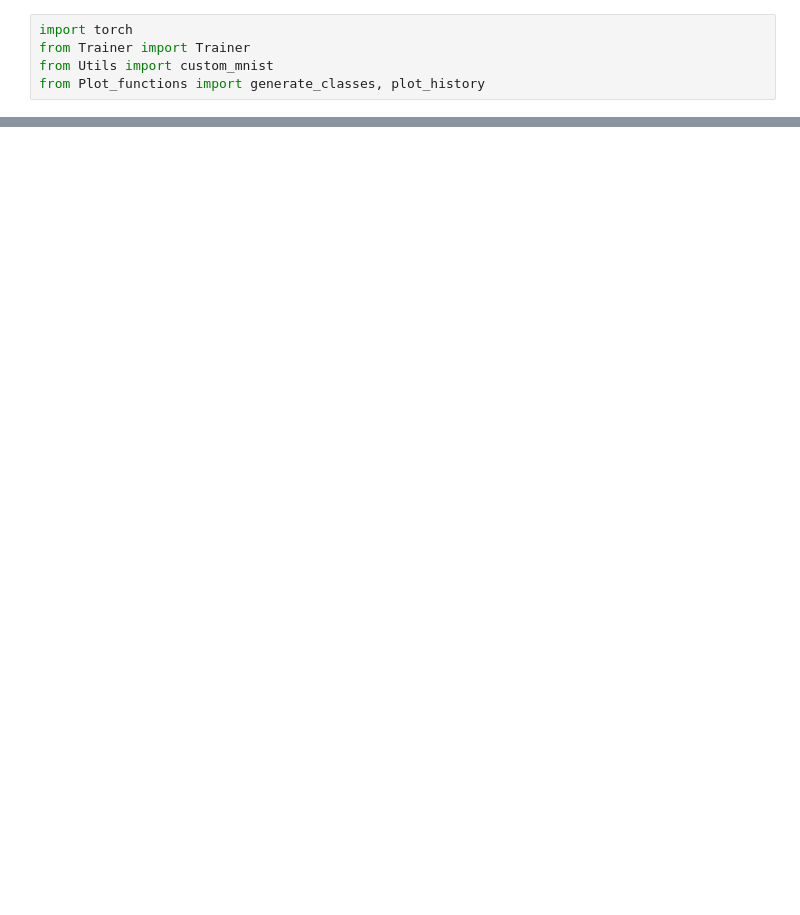
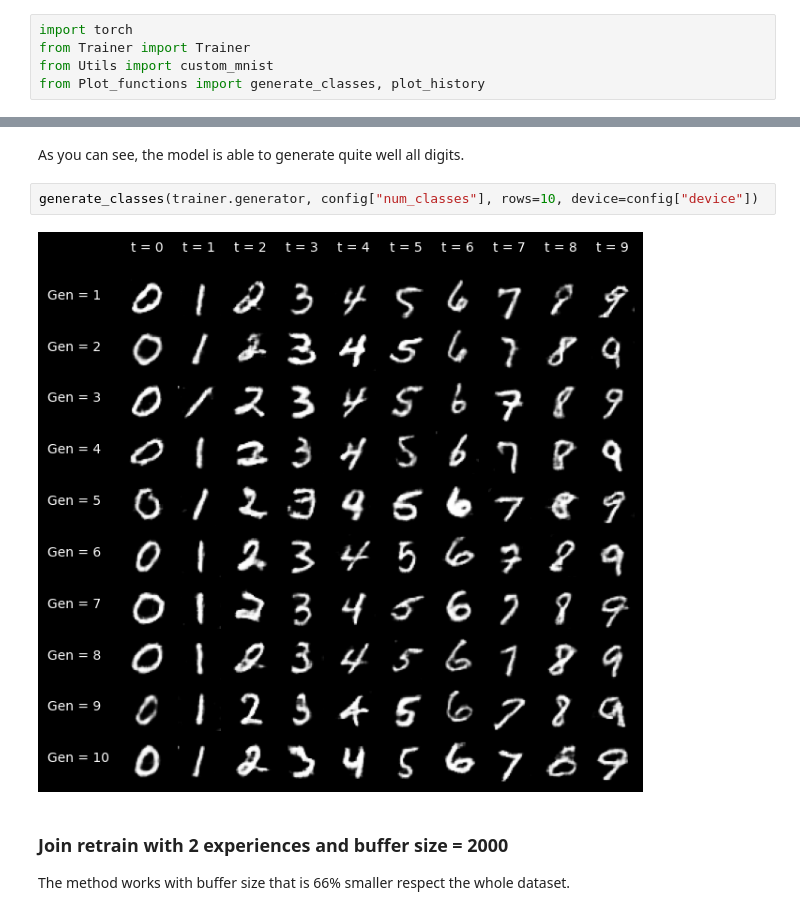
Before and after one commit to jacons/MeRGAN-V2, a Jupyter notebook: notebooks/Join_retrain.ipynb, the cells around one changed output, grey strips where cells are left out. Saved outputs shown, nothing was run; the diff lists cells and outputs as text; blank space fills up the shorter version.

```diff
--- a/notebooks/Join_retrain.ipynb
+++ b/notebooks/Join_retrain.ipynb
@@ -22,0 +55,9 @@ history = trainer.fit_join_retrain(experiences=custom_mnist(experiences = experi
+# %% [markdown]
+As you can see, the model is able to generate quite well all digits.
+# %%
+generate_classes(trainer.generator, config["num_classes"], rows=10, device=config["device"])
+# %% [output]
+[figure, added]
+# %% [markdown]
+### Join retrain with 2 experiences and buffer size = 2000
+The method works with buffer size that is 66% smaller respect the whole dataset.
```
Also changed, not shown: parts of 27 cells of this notebook, 3 other files.
